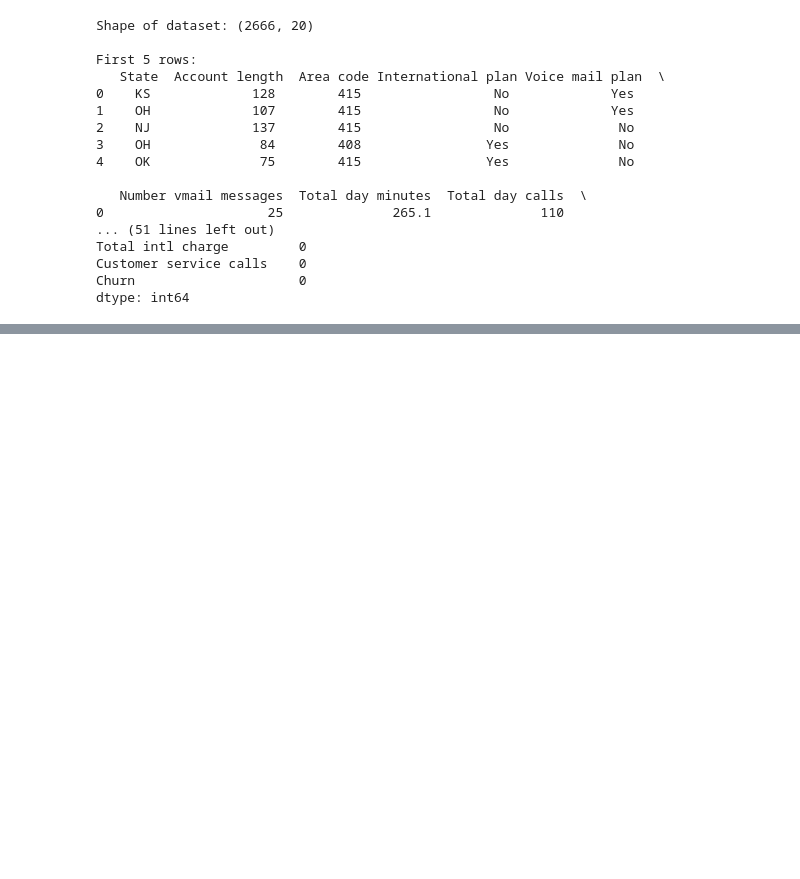
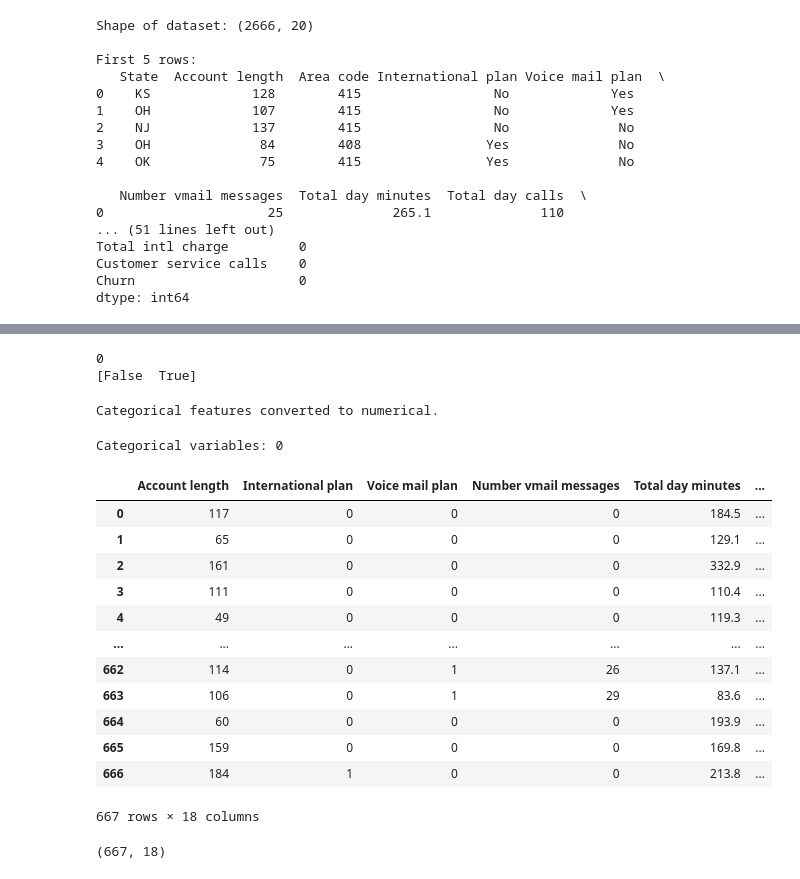
Before and after one commit to FadiMatar24/Machine-Learning-Projects, a Jupyter notebook: Churn_dataset/Churn_Prediction.ipynb, the cells around one changed output, grey strips where cells are left out. Cells and saved outputs as stored; diff of their text form; code cells hidden in the pictures; blank space fills up the shorter version.

```diff
--- a/Churn_dataset/Churn_Prediction.ipynb
+++ b/Churn_dataset/Churn_Prediction.ipynb
@@ -99 +110,3 @@ Float variables: 8
+# %%
+df = df.dropna()
 # %%
@@ -124,0 +262,28 @@ ValueError: Input y contains NaN.
+# %%
+# Now I am testing the dataset churn-bigml-20 on the model that I already trained it on the dataset churn-bigml-80
+
+# Data Preprocessing
+
+df_testing = pd.read_csv(file_path_testing)
+
+Y = df_testing['Churn']
+Y = Y.astype(int)
+print(df_testing["Churn"].isna().sum())
+print(df_testing["Churn"].unique())
+df_testing = df_testing.dropna()
+
+df_testing = df_testing.drop(['State', 'Area code'], axis=1)
+X1 = df_testing.drop('Churn', errors='ignore')
+# %% [output]
+0
+[False  True]
+# %%
+# Convert text columns to numbers
+
+labelencoder = LabelEncoder()
+categorical_cols = ['International plan','Voice mail plan']
+for col in categorical_cols:
+    df_testing[col] = labelencoder.fit_transform(df_testing[col])
+print("Categorical features converted to numerical.")
+# %% [output]
+Categorical features converted to numerical.
@@ -124,0 +295,30 @@ ValueError: Input y contains NaN.
+# %%
+from sklearn.preprocessing import OneHotEncoder
+enc = OneHotEncoder()
+df_preprocessed = df_testing.copy()
+
+obj = (df_testing.dtypes == 'object')
+object_cols = list(obj[obj].index)
+print("Categorical variables:",len(object_cols))
+
+df_pandas_encoded = pd.get_dummies(df_preprocessed, columns=object_cols, drop_first=True)
+df_pandas_encoded
+# %% [output]
+Categorical variables: 0
+|  | Account length | International plan | Voice mail plan | Number vmail messages | Total day minutes | ... |
+| 0 | 117 | 0 | 0 | 0 | 184.5 | ... |
+| 1 | 65 | 0 | 0 | 0 | 129.1 | ... |
+| 2 | 161 | 0 | 0 | 0 | 332.9 | ... |
+| 3 | 111 | 0 | 0 | 0 | 110.4 | ... |
+| 4 | 49 | 0 | 0 | 0 | 119.3 | ... |
+| ... | ... | ... | ... | ... | ... | ... |
+| 662 | 114 | 0 | 1 | 26 | 137.1 | ... |
+| 663 | 106 | 0 | 1 | 29 | 83.6 | ... |
+| 664 | 60 | 0 | 0 | 0 | 193.9 | ... |
+| 665 | 159 | 0 | 0 | 0 | 169.8 | ... |
+| 666 | 184 | 1 | 0 | 0 | 213.8 | ... |
+667 rows × 18 columns
+# %%
+df_pandas_encoded.shape
+# %% [output]
+(667, 18)
```
Also changed, not shown: parts of 18 cells of this notebook, 2 other files.
